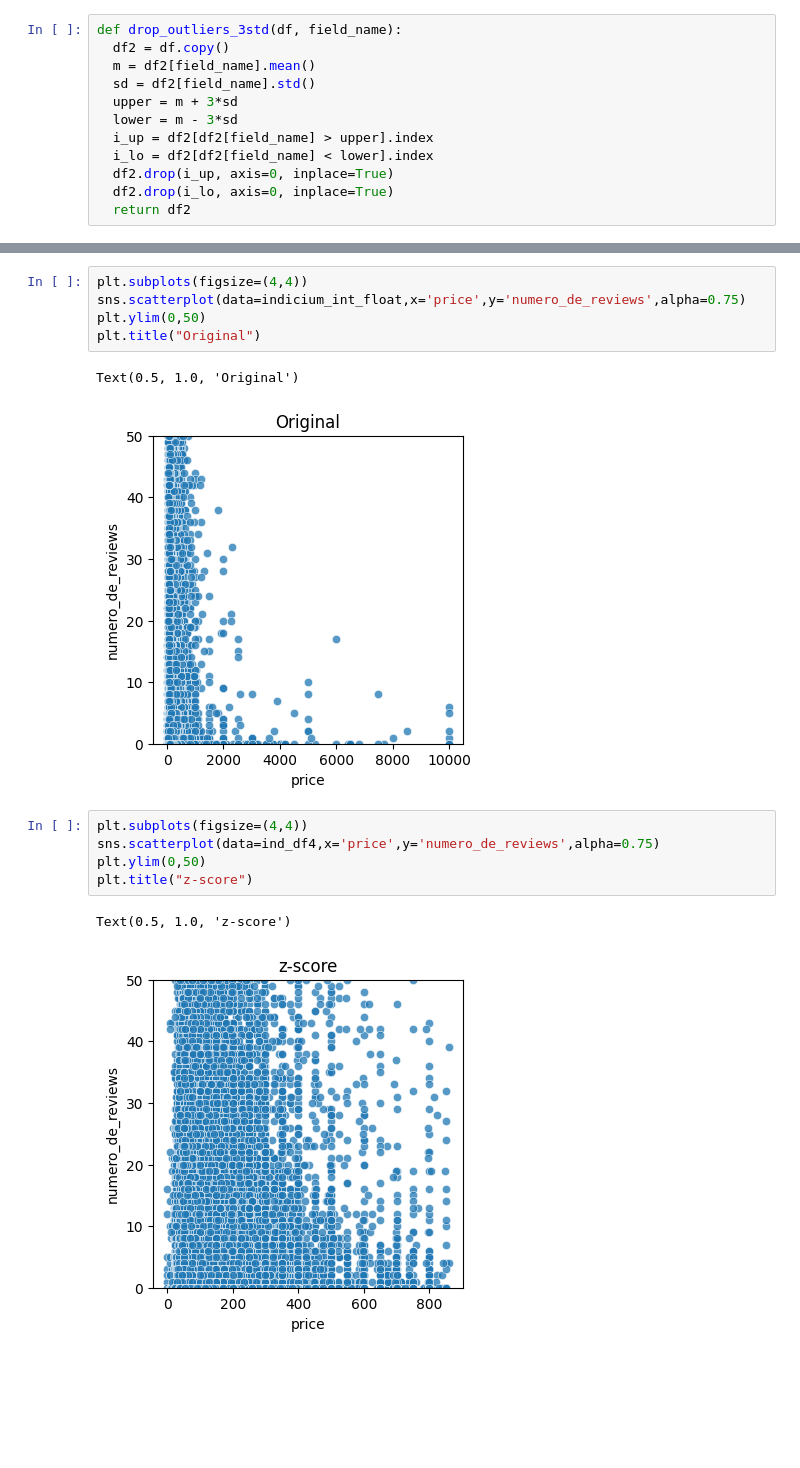
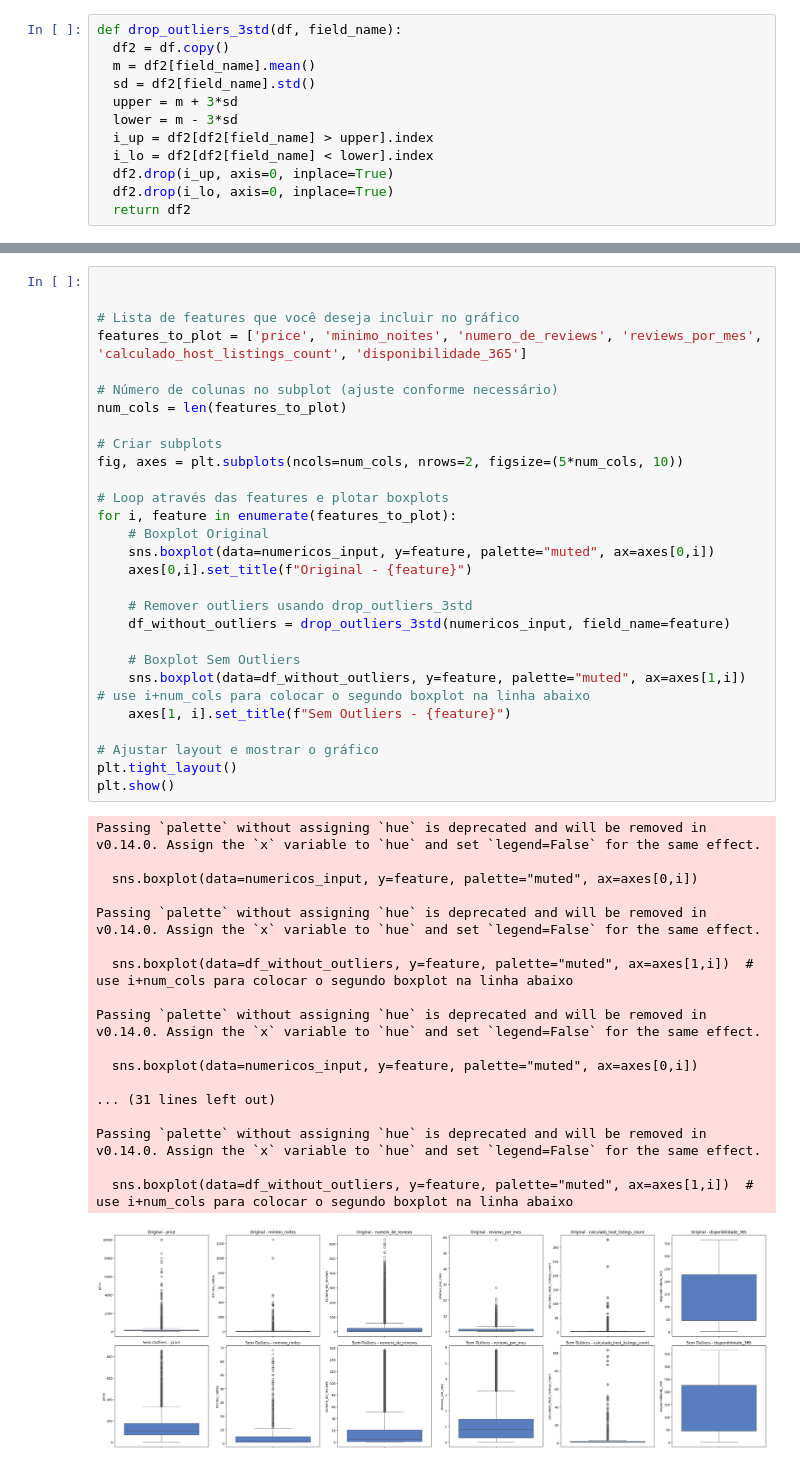
Before and after one commit to IanPerigoVianna/Lighthouse_DataScience, a Jupyter notebook: LH_CD_IAN_LUCAS_PÉRIGO_VIANNA.ipynb, the cells around one changed output, grey strips where cells are left out. Saved outputs shown, nothing was run; the diff lists cells and outputs as text; blank space fills up the shorter version.

```diff
--- a/LH_CD_IAN_LUCAS_PÉRIGO_VIANNA.ipynb
+++ b/LH_CD_IAN_LUCAS_PÉRIGO_VIANNA.ipynb
@@ -520,16 +458,47 @@ sns.histplot(ind_df4['price'],bins=25,kde=True)
-# %%
-plt.subplots(figsize=(4,4))
-sns.scatterplot(data=indicium_int_float,x='price',y='numero_de_reviews',alpha=0.75)
-plt.ylim(0,50)
-plt.title("Original")
-# %% [output]
-Text(0.5, 1.0, 'Original')
-[figure, removed]
-# %%
-plt.subplots(figsize=(4,4))
-sns.scatterplot(data=ind_df4,x='price',y='numero_de_reviews',alpha=0.75)
-plt.ylim(0,50)
-plt.title("z-score")
-# %% [output]
-Text(0.5, 1.0, 'z-score')
-[figure, removed]
+# %%
+
+
+# Lista de features que você deseja incluir no gráfico
+features_to_plot = ['price', 'minimo_noites', 'numero_de_reviews', 'reviews_por_mes', 'calculado_host_listings_count', 'disponibilidade_365']
+
+# Número de colunas no subplot (ajuste conforme necessário)
+num_cols = len(features_to_plot)
+
+# Criar subplots
+fig, axes = plt.subplots(ncols=num_cols, nrows=2, figsize=(5*num_cols, 10))
+
+# Loop através das features e plotar boxplots
+for i, feature in enumerate(features_to_plot):
+    # Boxplot Original
+    sns.boxplot(data=numericos_input, y=feature, palette="muted", ax=axes[0,i])
+    axes[0,i].set_title(f"Original - {feature}")
+
+    # Remover outliers usando drop_outliers_3std
+    df_without_outliers = drop_outliers_3std(numericos_input, field_name=feature)
+
+    # Boxplot Sem Outliers
+    sns.boxplot(data=df_without_outliers, y=feature, palette="muted", ax=axes[1,i])  # use i+num_cols para colocar o segundo boxplot na linha abaixo
+    axes[1, i].set_title(f"Sem Outliers - {feature}")
+
+# Ajustar layout e mostrar o gráfico
+plt.tight_layout()
+plt.show()
+# %% [output]
+Passing `palette` without assigning `hue` is deprecated and will be removed in v0.14.0. Assign the `x` variable to `hue` and set `legend=False` for the same effect.
+
+  sns.boxplot(data=numericos_input, y=feature, palette="muted", ax=axes[0,i])
+
+Passing `palette` without assigning `hue` is deprecated and will be removed in v0.14.0. Assign the `x` variable to `hue` and set `legend=False` for the same effect.
+
+  sns.boxplot(data=df_without_outliers, y=feature, palette="muted", ax=axes[1,i])  # use i+num_cols para colocar o segundo boxplot na linha abaixo
+
+Passing `palette` without assigning `hue` is deprecated and will be removed in v0.14.0. Assign the `x` variable to `hue` and set `legend=False` for the same effect.
+
+  sns.boxplot(data=numericos_input, y=feature, palette="muted", ax=axes[0,i])
+
+... (31 lines left out)
+
+Passing `palette` without assigning `hue` is deprecated and will be removed in v0.14.0. Assign the `x` variable to `hue` and set `legend=False` for the same effect.
+
+  sns.boxplot(data=df_without_outliers, y=feature, palette="muted", ax=axes[1,i])  # use i+num_cols para colocar o segundo boxplot na linha abaixo
+[figure, added]
```
Also changed, not shown: parts of 26 cells of this notebook, 1 other file.
